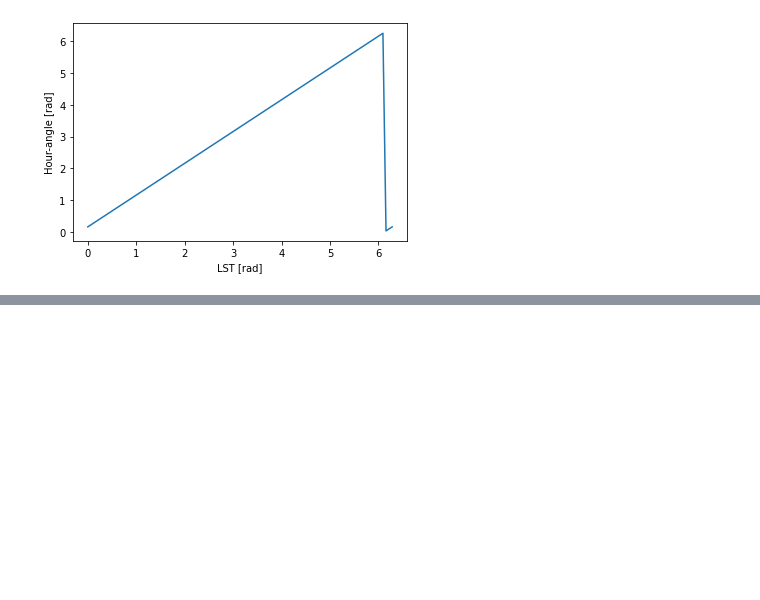
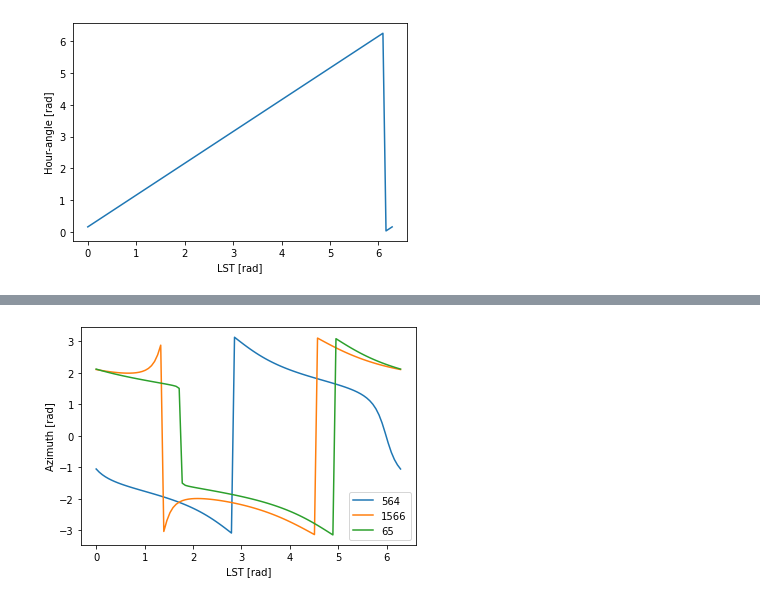
Before and after one commit to 3276908917/skyflux, a Jupyter notebook: notebooks/sources_over_time.ipynb, the cells around one changed output, grey strips where cells are left out. Cells and saved outputs as stored; diff of their text form; code cells hidden in the pictures; blank space fills up the shorter version.

```diff
--- a/notebooks/sources_over_time.ipynb
+++ b/notebooks/sources_over_time.ipynb
@@ -104,3 +110,19 @@ plt.show()
 # %%
 # I want to have a plot to see how the eq2topo conversion changes over a full LST day,
 # given a single source's base-line ra and dec
+
+list_obj_az = []
+
+for i in range(0, obj_count):
+    s_ra = list_obj[i][2]
+    s_dec = list_obj[i][3]
+    list_obj_az.append(day_dict(s_ra, s_dec)['az'])
+
+    plt.plot(list_lst, list_obj_az[i], label=str(list_obj[i][0]))
+
+plt.xlabel("LST [rad]")
+plt.ylabel("Azimuth [rad]")
+plt.legend()
+plt.show()
+# %% [output]
+[figure, added]
```
Also changed, not shown: parts of 3 cells of this notebook.
